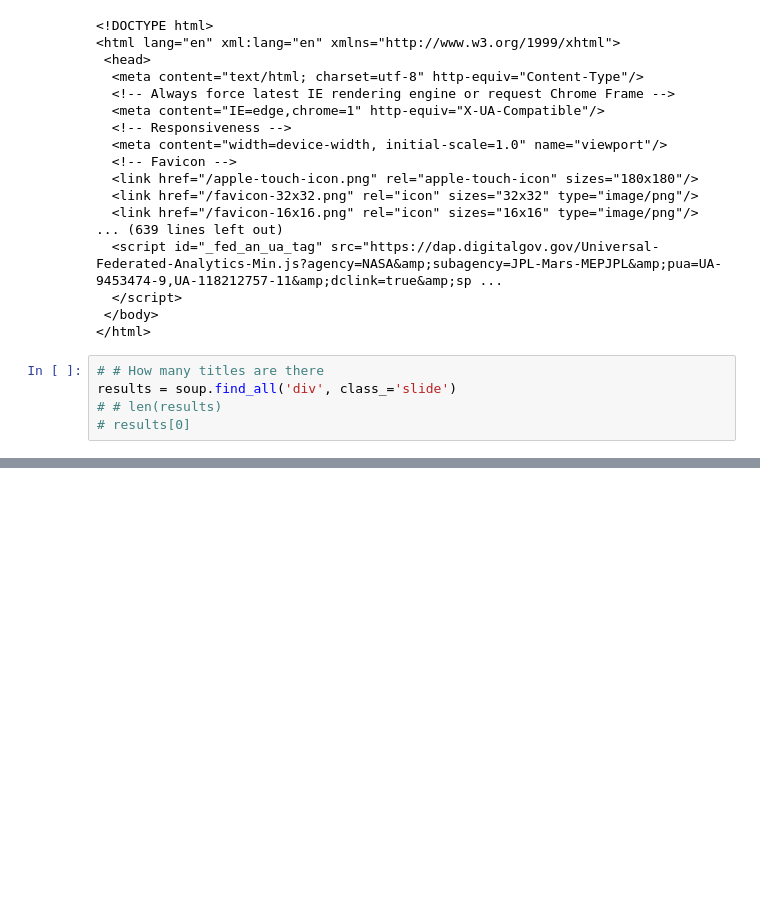
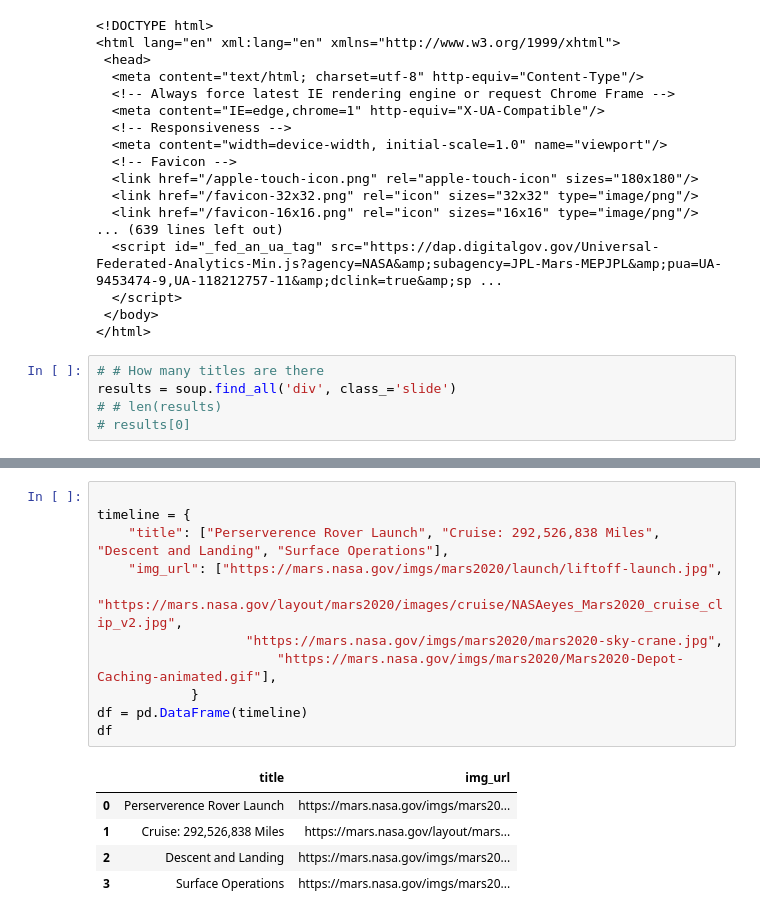
Before and after one commit to jhurley684/12_web_scraping_challenge, a Jupyter notebook: Mission_to_Mars/Mission_To_Mars.ipynb, the cells around one changed output, grey strips where cells are left out. Cells and saved outputs as stored; diff of their text form; blank space fills up the shorter version.

```diff
--- a/Mission_to_Mars/Mission_To_Mars.ipynb
+++ b/Mission_to_Mars/Mission_To_Mars.ipynb
@@ -95,0 +252,17 @@ A new paper finds more radar signals suggesting the presence of subsurface ‘la
+# %%
+
+timeline = {
+    "title": ["Perserverence Rover Launch", "Cruise: 292,526,838 Miles", "Descent and Landing", "Surface Operations"],
+    "img_url": ["https://mars.nasa.gov/imgs/mars2020/launch/liftoff-launch.jpg",
+                "https://mars.nasa.gov/layout/mars2020/images/cruise/NASAeyes_Mars2020_cruise_clip_v2.jpg",
+                   "https://mars.nasa.gov/imgs/mars2020/mars2020-sky-crane.jpg",
+                       "https://mars.nasa.gov/imgs/mars2020/Mars2020-Depot-Caching-animated.gif"],
+            }
+df = pd.DataFrame(timeline)
+df
+# %% [output]
+|  | title | img_url |
+| 0 | Perserverence Rover Launch | https://mars.nasa.gov/imgs/mars20... |
+| 1 | Cruise: 292,526,838 Miles | https://mars.nasa.gov/layout/mars... |
+| 2 | Descent and Landing | https://mars.nasa.gov/imgs/mars20... |
+| 3 | Surface Operations | https://mars.nasa.gov/imgs/mars20... |
```
Also changed, not shown: parts of 27 cells of this notebook, 1 other file.
